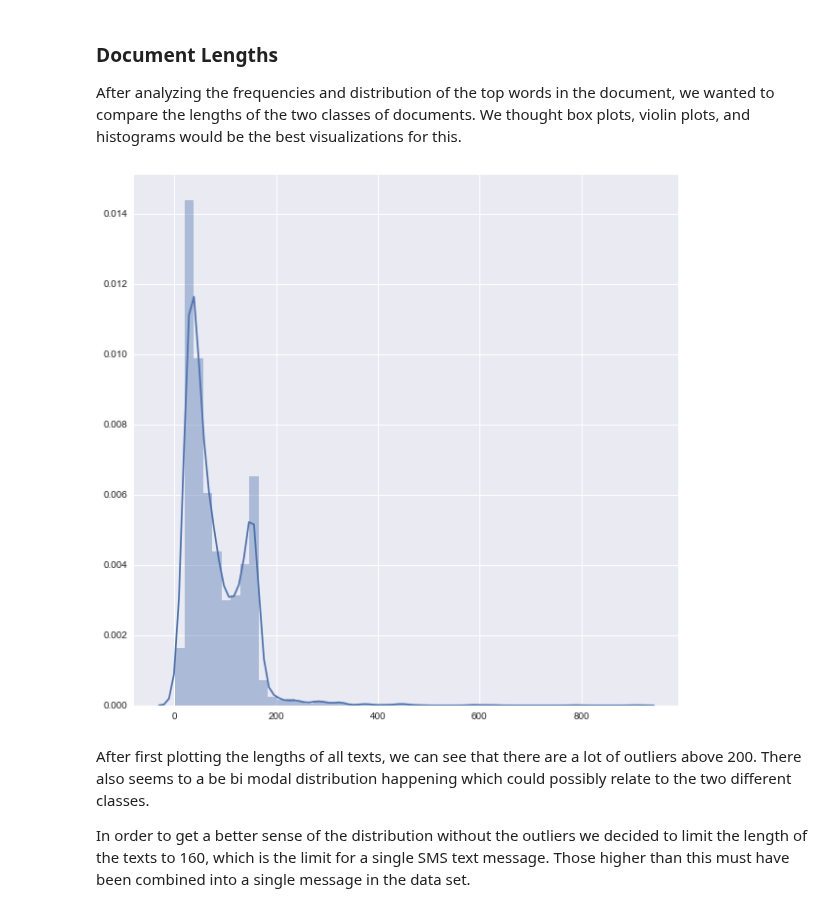
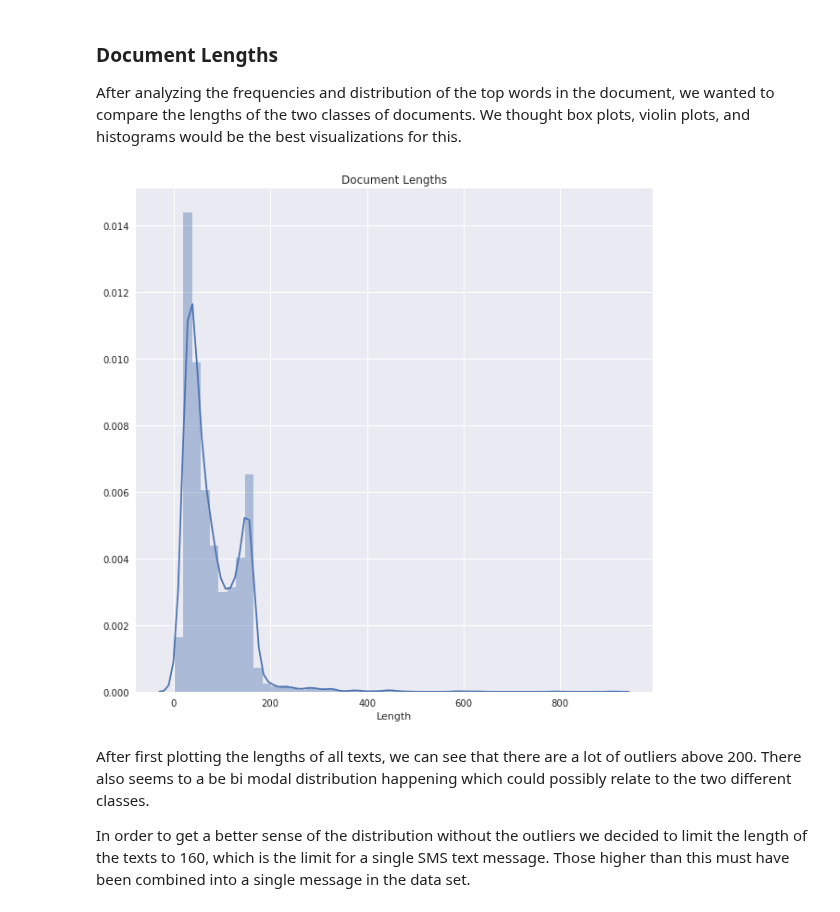
Before and after one commit to LukeWood/SpamVsHamDataAnalysis, a Jupyter notebook: DraftReport-2.ipynb, the cells around one changed output. Saved outputs shown, nothing was run; the diff lists cells and outputs as text; code cells hidden in the pictures.

```diff
--- a/DraftReport-2.ipynb
+++ b/DraftReport-2.ipynb
@@ -301,12 +304,14 @@ After analyzing the frequencies and distribution of the top words in the documen
 # %%
 spam_lines = [" ".join(x.split("\t")[1:]) for x in descriptors.splitlines() if x.split('\t')[0] == "spam"]
 ham_lines = [" ".join(x.split("\t")[1:]) for x in descriptors.splitlines() if x.split('\t')[0] == "ham"]
 total_lines = [" ".join(x.split("\t")[1:]) for x in descriptors.splitlines()]
 
 sns.distplot([len(x) for x in total_lines])
+plt.title('Document Lengths')
+plt.xlabel('Length')
 plt.show()
 # %% [output]
-[figure, old version]
+[figure, new version]
 # %% [markdown]
 After first plotting the lengths of all texts, we can see that there are a lot of outliers above 200. There also seems to a be bi modal distribution happening which could possibly relate to the two different classes.
 
```
Also changed, not shown: parts of 18 cells of this notebook.
